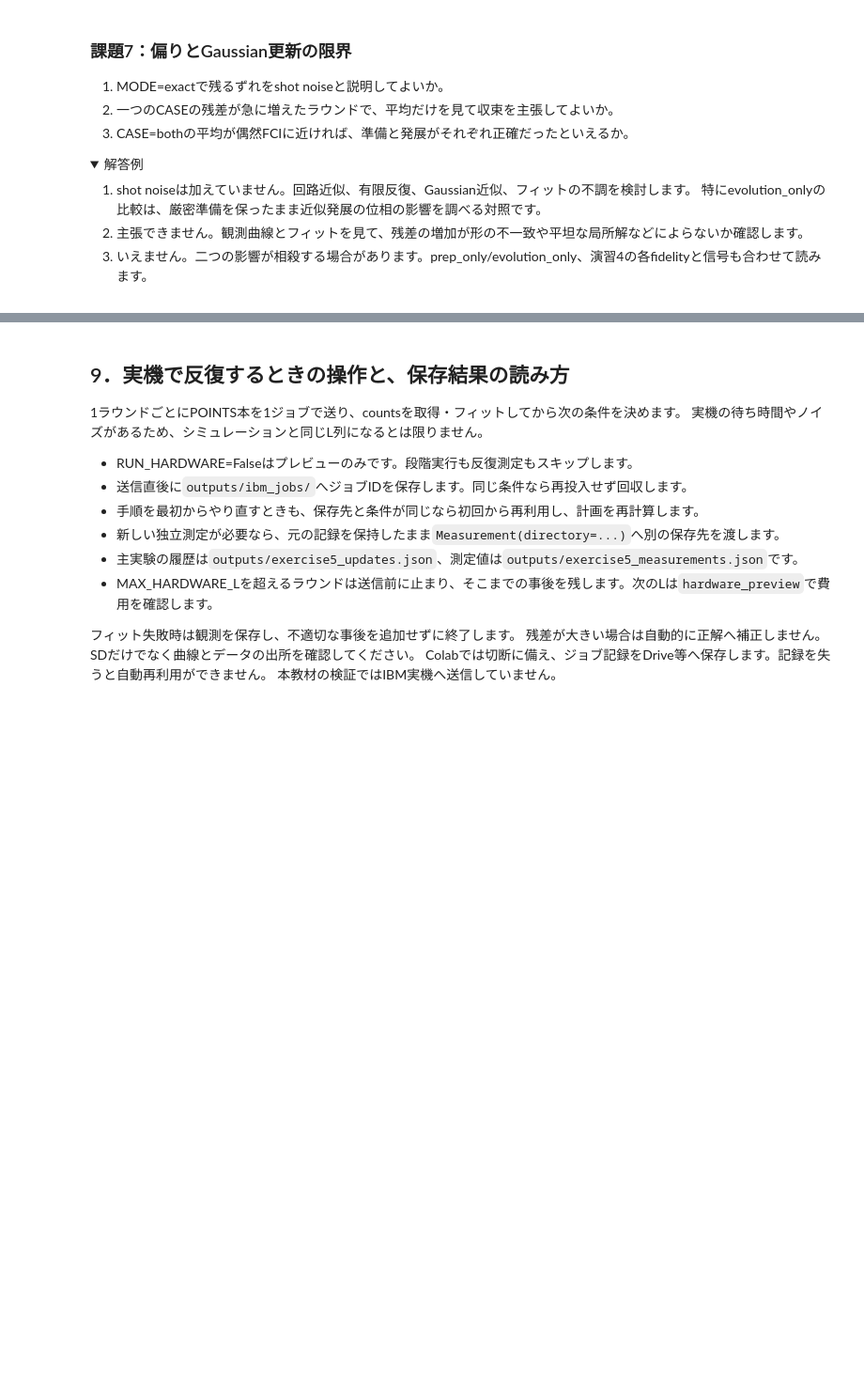
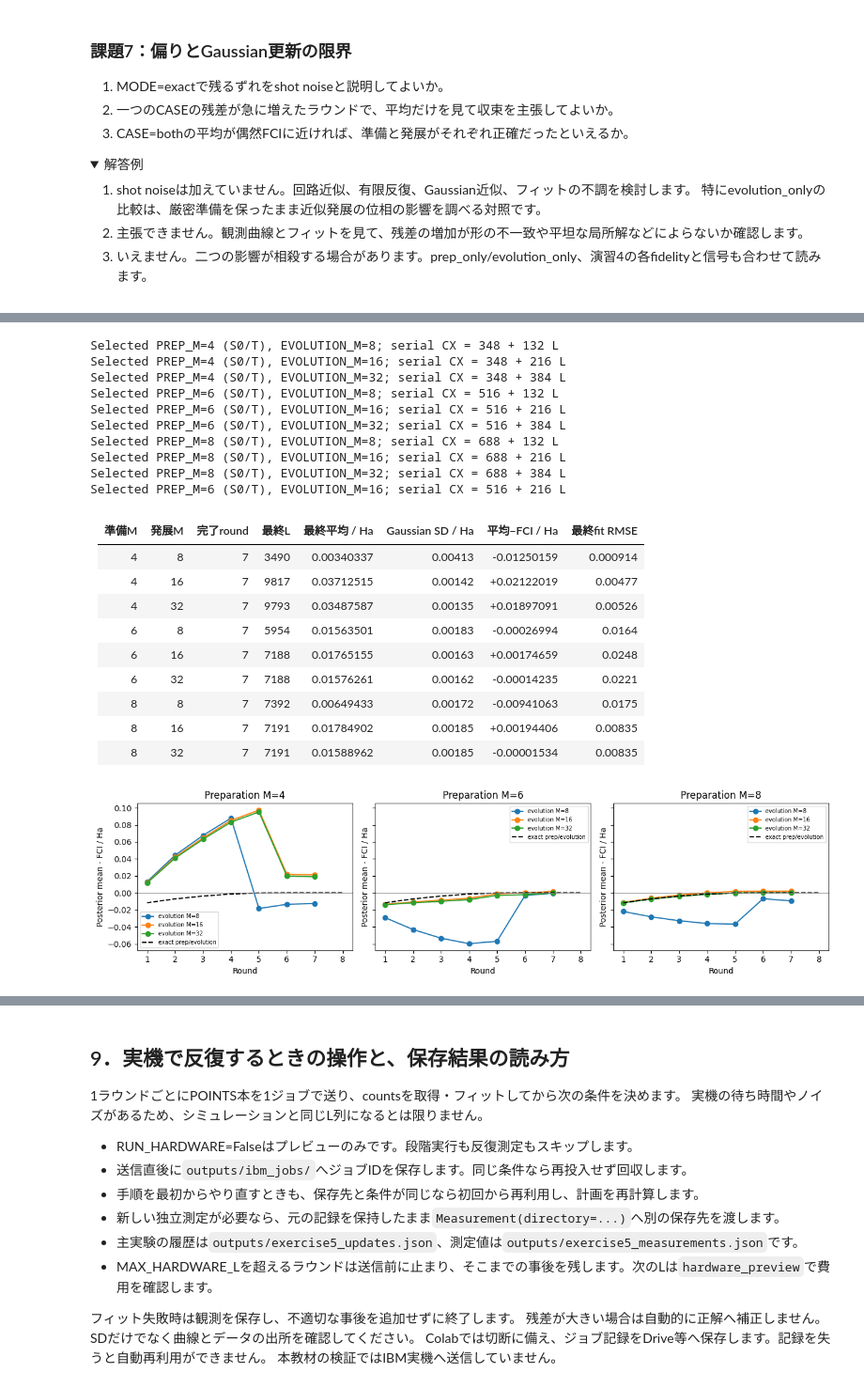
Before and after one commit to QS-laboratory/IBM_handson, a Jupyter notebook: hands_on/exercises/05_h4_iterative_bayes.ipynb, the cells around one changed output, grey strips where cells are left out. Shown at 94% size. Drawn from its saved outputs; the diff is of its cells as text; code cells hidden in the pictures; folded sections open; blank space fills up the shorter version.

```diff
--- a/hands_on/exercises/05_h4_iterative_bayes.ipynb
+++ b/hands_on/exercises/05_h4_iterative_bayes.ipynb
@@ -1000,0 +1015,64 @@ both 7 0.01765154977615241 0.0016293990517883177 0.001746591859967006 0.02480362
+# %%
+from IPython.display import Markdown, display
+M_COMPARE_ROUNDS=8
+
+def compare_saved_m_bayes():
+    selected=(SELECTED_PREP_M,SELECTED_EVOLUTION_M)
+    results={}
+    kwargs=dict(rounds=M_COMPARE_ROUNDS,initial_mu=INITIAL_MU,initial_variance=INITIAL_VARIANCE,
+                points=POINTS,max_L=MAX_L,show_plots=False,output_prefix=None,verbose=False)
+    reference=iterative_bayes(Measurement('exact',shots=None),case='exact',**kwargs)
+    try:
+        for pm in AVAILABLE_PREP_M:
+            for em in AVAILABLE_EVOLUTION_M:
+                select_circuits(pm,em)
+                results[(pm,em)]=iterative_bayes(Measurement('exact',shots=None),case='both',**kwargs)
+    finally:
+        select_circuits(*selected)
+    return results,reference
+
+M_BAYES_COMPARISON,M_BAYES_REFERENCE=compare_saved_m_bayes()
+header='| 準備M | 発展M | 完了round | 最終L | 最終平均 / Ha | Gaussian SD / Ha | 平均−FCI / Ha | 最終fit RMSE |\n|---|---|---|---|---|---|---|---|'
+lines=[]
+for (pm,em),rows in M_BAYES_COMPARISON.items():
+    if not rows:
+        lines.append(f'| {pm} | {em} | 0 | — | — | — | — | — |')
+        continue
+    r=rows[-1]
+    lines.append(f"| {pm} | {em} | {len(rows)} | {r['L']} | {r['posterior_mu']:.8f} | {np.sqrt(r['posterior_variance']):.3g} | {r['posterior_mu']-GAP:+.8f} | {r['residual_rmse']:.3g} |")
+display(Markdown(header+'\n'+'\n'.join(lines)))
+fig,axes=plt.subplots(1,3,figsize=(13,3.5),sharey=True)
+for ax,pm in zip(axes,AVAILABLE_PREP_M):
+    for em in AVAILABLE_EVOLUTION_M:
+        rows=M_BAYES_COMPARISON[(pm,em)]
+        ax.plot([r['round'] for r in rows],[r['posterior_mu']-GAP for r in rows],
+                'o-',label=f'evolution M={em}')
+    ax.plot([r['round'] for r in M_BAYES_REFERENCE],
+            [r['posterior_mu']-GAP for r in M_BAYES_REFERENCE],'k--',label='exact prep/evolution')
+    ax.axhline(0,color='gray',lw=.7)
+    ax.set(title=f'Preparation M={pm}',xlabel='Round',ylabel='Posterior mean - FCI / Ha')
+    ax.legend(fontsize=7)
+plt.tight_layout();plt.show();plt.close(fig)
+# %% [output]
+Selected PREP_M=4 (S0/T), EVOLUTION_M=8; serial CX = 348 + 132 L
+Selected PREP_M=4 (S0/T), EVOLUTION_M=16; serial CX = 348 + 216 L
+Selected PREP_M=4 (S0/T), EVOLUTION_M=32; serial CX = 348 + 384 L
+Selected PREP_M=6 (S0/T), EVOLUTION_M=8; serial CX = 516 + 132 L
+Selected PREP_M=6 (S0/T), EVOLUTION_M=16; serial CX = 516 + 216 L
+Selected PREP_M=6 (S0/T), EVOLUTION_M=32; serial CX = 516 + 384 L
+Selected PREP_M=8 (S0/T), EVOLUTION_M=8; serial CX = 688 + 132 L
+Selected PREP_M=8 (S0/T), EVOLUTION_M=16; serial CX = 688 + 216 L
+Selected PREP_M=8 (S0/T), EVOLUTION_M=32; serial CX = 688 + 384 L
+Selected PREP_M=6 (S0/T), EVOLUTION_M=16; serial CX = 516 + 216 L
+| 準備M | 発展M | 完了round | 最終L | 最終平均 / Ha | Gaussian SD / Ha | 平均−FCI / Ha | 最終fit RMSE |
+|---|---|---|---|---|---|---|---|
+| 4 | 8 | 7 | 3490 | 0.00340337 | 0.00413 | -0.01250159 | 0.000914 |
+| 4 | 16 | 7 | 9817 | 0.03712515 | 0.00142 | +0.02122019 | 0.00477 |
+| 4 | 32 | 7 | 9793 | 0.03487587 | 0.00135 | +0.01897091 | 0.00526 |
+| 6 | 8 | 7 | 5954 | 0.01563501 | 0.00183 | -0.00026994 | 0.0164 |
+| 6 | 16 | 7 | 7188 | 0.01765155 | 0.00163 | +0.00174659 | 0.0248 |
+| 6 | 32 | 7 | 7188 | 0.01576261 | 0.00162 | -0.00014235 | 0.0221 |
+| 8 | 8 | 7 | 7392 | 0.00649433 | 0.00172 | -0.00941063 | 0.0175 |
+| 8 | 16 | 7 | 7191 | 0.01784902 | 0.00185 | +0.00194406 | 0.00835 |
+| 8 | 32 | 7 | 7191 | 0.01588962 | 0.00185 | -0.00001534 | 0.00835 |
+[figure, added]
```
Also changed, not shown: parts of 2 cells of this notebook, 5 other files.
